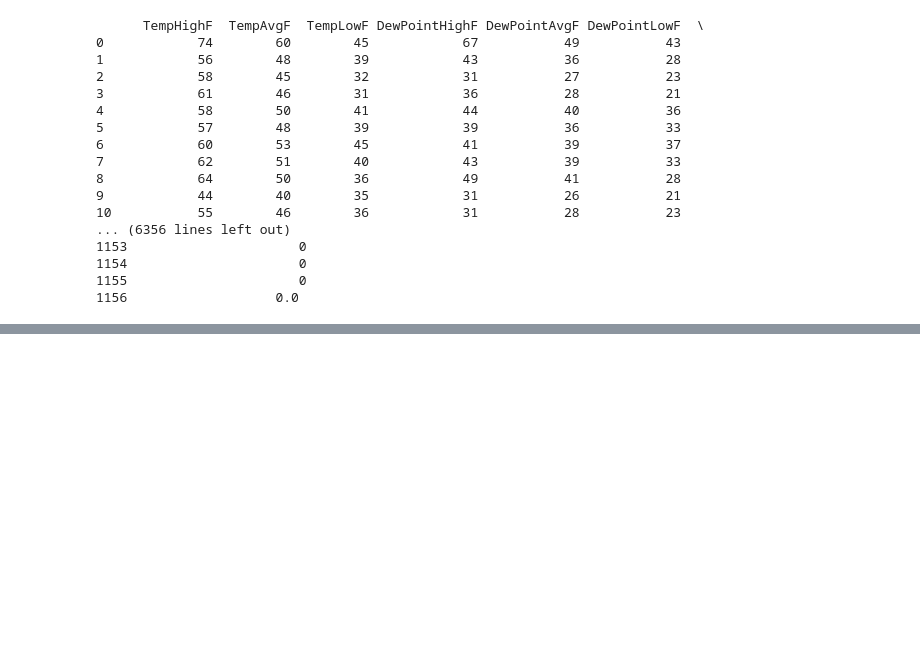
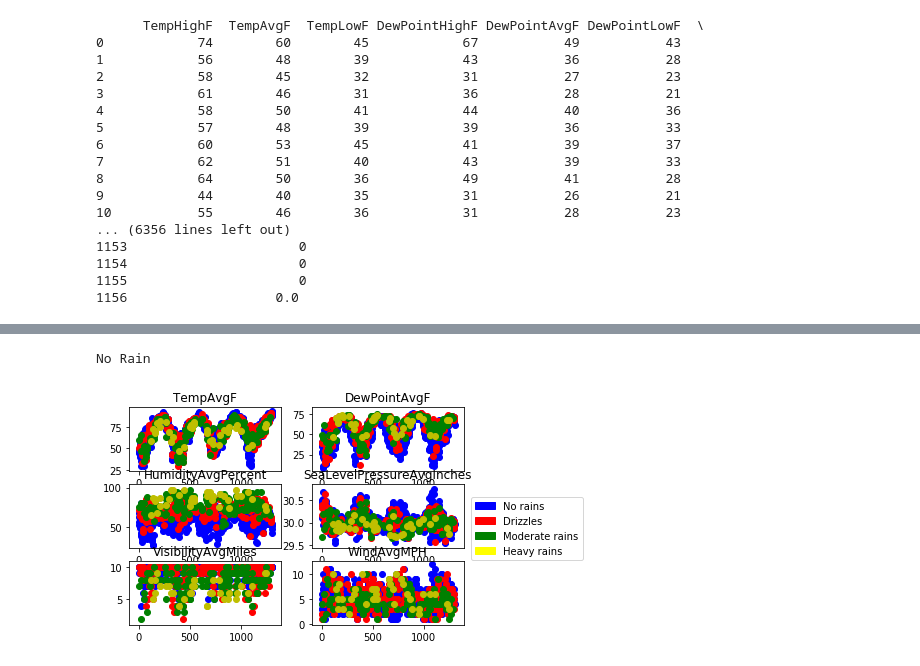
Before and after one commit to syedfasihuddin/Predicting-Rainfall, a Jupyter notebook: PredictingRainfall.ipynb, the cells around one changed output, grey strips where cells are left out. Saved outputs shown, nothing was run; the diff lists cells and outputs as text; code cells hidden in the pictures; blank space fills up the shorter version.

```diff
--- a/PredictingRainfall.ipynb
+++ b/PredictingRainfall.ipynb
@@ -105,0 +189,22 @@ train accuracy is brilliant
+# %%
+Y = []
+
+x1 = pd.DataFrame(columns=X.columns.values)
+x2 = pd.DataFrame(columns=X.columns.values)
+x3 = pd.DataFrame(columns=X.columns.values)
+x4 = pd.DataFrame(columns=X.columns.values)
+for i in range(Y_temp.size):
+    if(Y_temp[i]<0.001):
+        Y.append(1)
+        x1.loc[i] = X.loc[i]
+    elif(Y_temp[i]>=0.001 and Y_temp[i]<0.1):
+        Y.append(2)
+        x2.loc[i] = X.loc[i]
+    elif(Y_temp[i]>=0.1 and Y_temp[i]<1.2):
+        Y.append(3)
+        x3.loc[i] = X.loc[i]
+    else:
+        Y.append(4)
+        x4.loc[i] = X.loc[i]
+
+Y = np.array(Y).reshape(len(Y), )
@@ -105,0 +213,31 @@ train accuracy is brilliant
+# %%
+#input = np.array([[74], [60], [45], [67], [49], [43], [93], [75], [57], [29.68], [10], [7], [2], [20], [4], [31]])
+input = np.array([[58], [43], [28], [37], [22], [18], [75], [49], [22], [30.35], [10], [10], [10], [14], [4], [21]])
+input = input.reshape(1, -1)
+classes = ['None', 'No Rain', 'Drizzles', 'Moderate Rains', 'Heavy Rains']
+print(classes[int(logr.predict(input))])
+# %% [output]
+No Rain
+# %%
+x1 = x1.filter(['TempAvgF', 'DewPointAvgF', 'HumidityAvgPercent', 'SeaLevelPressureAvgInches', 'VisibilityAvgMiles', 'WindAvgMPH'], axis=1)
+x2 = x2.filter(['TempAvgF', 'DewPointAvgF', 'HumidityAvgPercent', 'SeaLevelPressureAvgInches', 'VisibilityAvgMiles', 'WindAvgMPH'], axis=1)
+x3 = x3.filter(['TempAvgF', 'DewPointAvgF', 'HumidityAvgPercent', 'SeaLevelPressureAvgInches', 'VisibilityAvgMiles', 'WindAvgMPH'], axis=1)
+x4 = x4.filter(['TempAvgF', 'DewPointAvgF', 'HumidityAvgPercent', 'SeaLevelPressureAvgInches', 'VisibilityAvgMiles', 'WindAvgMPH'], axis=1)
+# %%
+for i in range(6):
+    plt.subplot(3,2,i+1)
+    plt.scatter(x1.index.values, x1[x1.columns.values[i]], color='b')
+    plt.scatter(x2.index.values, x2[x2.columns.values[i]], color='r')
+    plt.scatter(x3.index.values, x3[x3.columns.values[i]], color='g')
+    plt.scatter(x4.index.values, x4[x4.columns.values[i]], color='y')
+    plt.title(x1.columns.values[i])
+
+blue_patch = mpatches.Patch(color='blue', label='No rains')
+red_patch = mpatches.Patch(color='red', label='Drizzles')
+green_patch = mpatches.Patch(color='green', label='Moderate rains')
+yellow_patch = mpatches.Patch(color='yellow', label='Heavy rains')
+plt.legend(handles=[blue_patch, red_patch, green_patch, yellow_patch], bbox_to_anchor=(1.05, 2), loc=2, borderaxespad=0.)
+
+plt.show()
+# %% [output]
+[figure, added]
```
Also changed, not shown: parts of 24 cells of this notebook.
